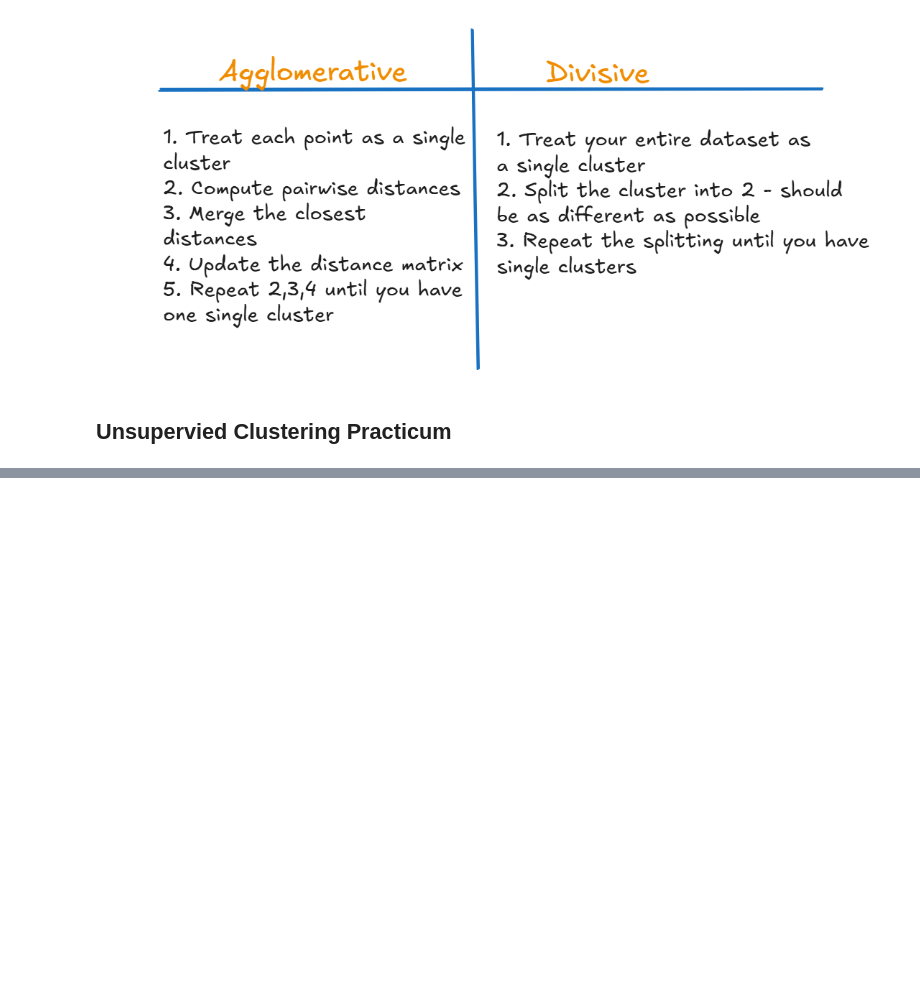
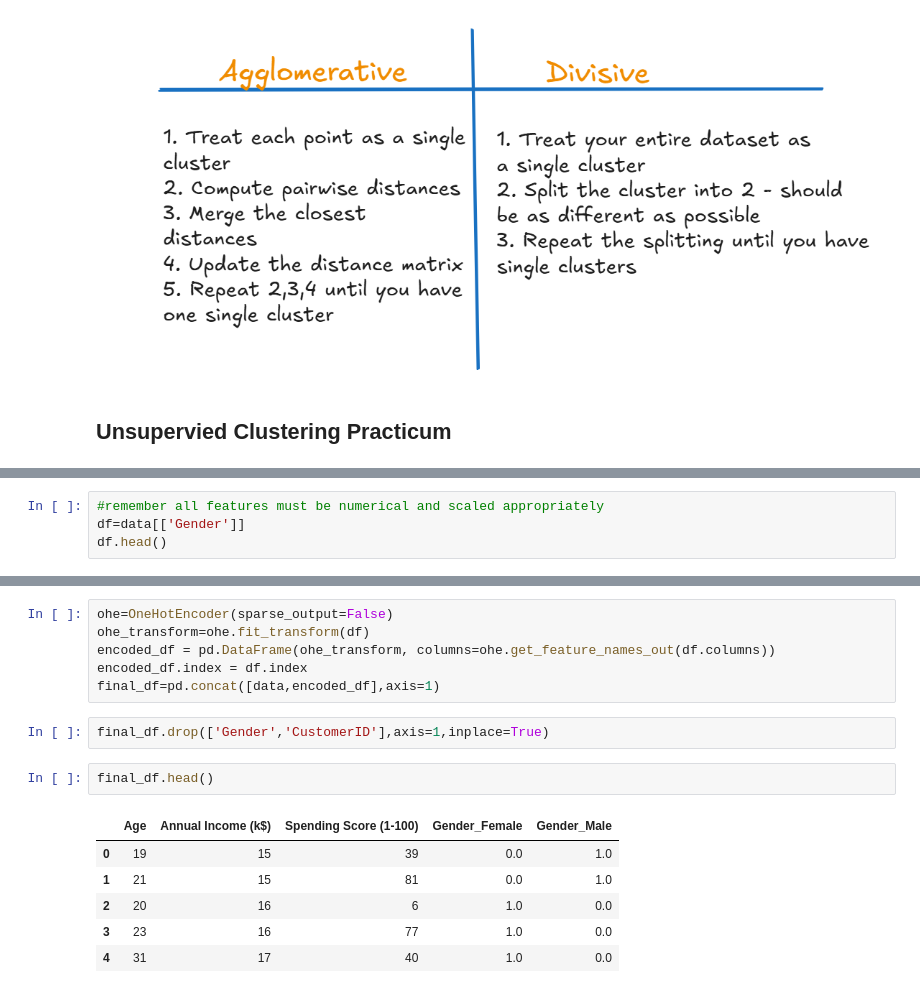
Before and after one commit to WamzMwangi/Advanced_Machine_Learning, a Jupyter notebook: Clustering_Algorithms/Unsupervised_Clustering.ipynb, the cells around one changed output, grey strips where cells are left out. Cells and saved outputs as stored; diff of their text form; blank space fills up the shorter version.

```diff
--- a/Clustering_Algorithms/Unsupervised_Clustering.ipynb
+++ b/Clustering_Algorithms/Unsupervised_Clustering.ipynb
@@ -72,0 +100,4 @@ Then we have hierarchical clustering that is used to cluster data by building a
+# %%
+#remember all features must be numerical and scaled appropriately
+df=data[['Gender']]
+df.head()
@@ -72,0 +111,17 @@ Then we have hierarchical clustering that is used to cluster data by building a
+# %%
+ohe=OneHotEncoder(sparse_output=False)
+ohe_transform=ohe.fit_transform(df)
+encoded_df = pd.DataFrame(ohe_transform, columns=ohe.get_feature_names_out(df.columns))
+encoded_df.index = df.index
+final_df=pd.concat([data,encoded_df],axis=1)
+# %%
+final_df.drop(['Gender','CustomerID'],axis=1,inplace=True)
+# %%
+final_df.head()
+# %% [output]
+|  | Age | Annual Income (k$) | Spending Score (1-100) | Gender_Female | Gender_Male |
+| 0 | 19 | 15 | 39 | 0.0 | 1.0 |
+| 1 | 21 | 15 | 81 | 0.0 | 1.0 |
+| 2 | 20 | 16 | 6 | 1.0 | 0.0 |
+| 3 | 23 | 16 | 77 | 1.0 | 0.0 |
+| 4 | 31 | 17 | 40 | 1.0 | 0.0 |
```
Also changed, not shown: parts of 16 cells of this notebook, 2 other files.
